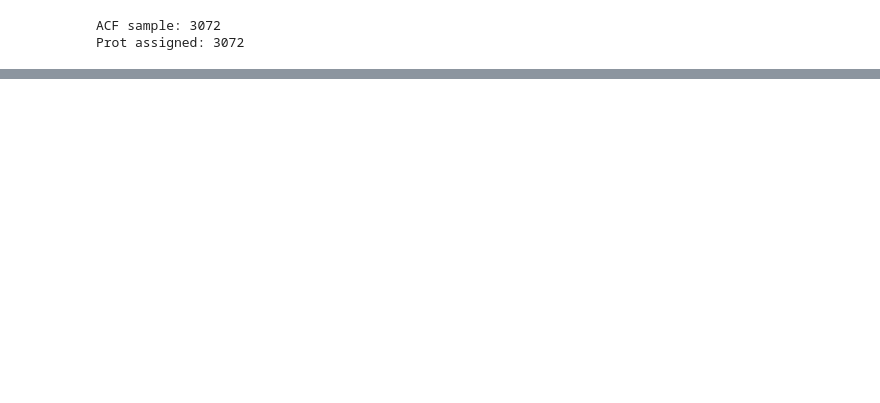
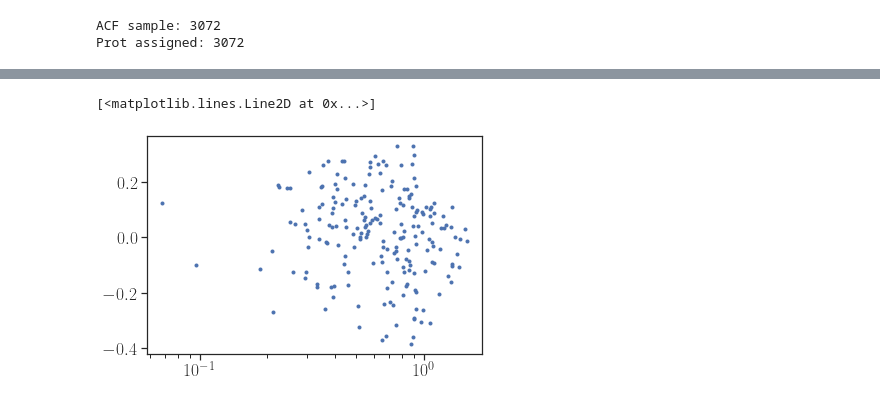
Before and after one commit to kemasuda/acheron, a Jupyter notebook: cks_age_feh/define_sample.ipynb, the cells around one changed output, grey strips where cells are left out. Drawn from its saved outputs; the diff is of its cells as text; code cells hidden in the pictures; blank space fills up the shorter version.

```diff
--- a/cks_age_feh/define_sample.ipynb
+++ b/cks_age_feh/define_sample.ipynb
@@ -145,0 +157,6 @@ plt.hist(samples[:,:,1].ravel(), bins=40);
+# %%
+plt.xscale("log")
+plt.plot(1./d.parallax, d.feh, '.')
+# %% [output]
+[<matplotlib.lines.Line2D at 0x...>]
+[figure, added]
```
Also changed, not shown: parts of 7 cells of this notebook, 1 other file.
